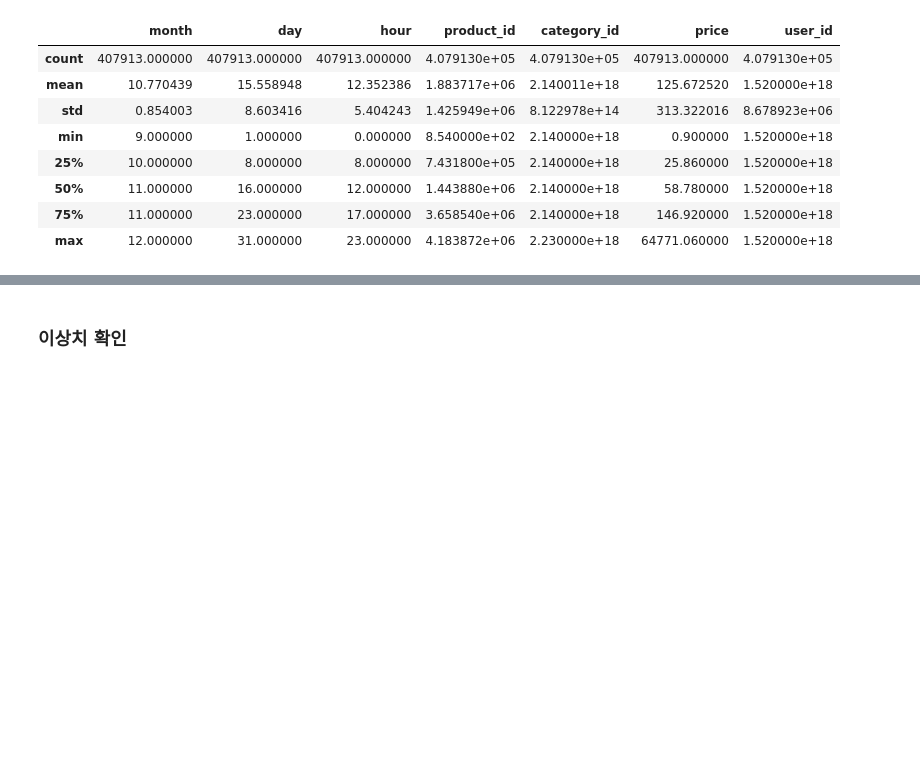
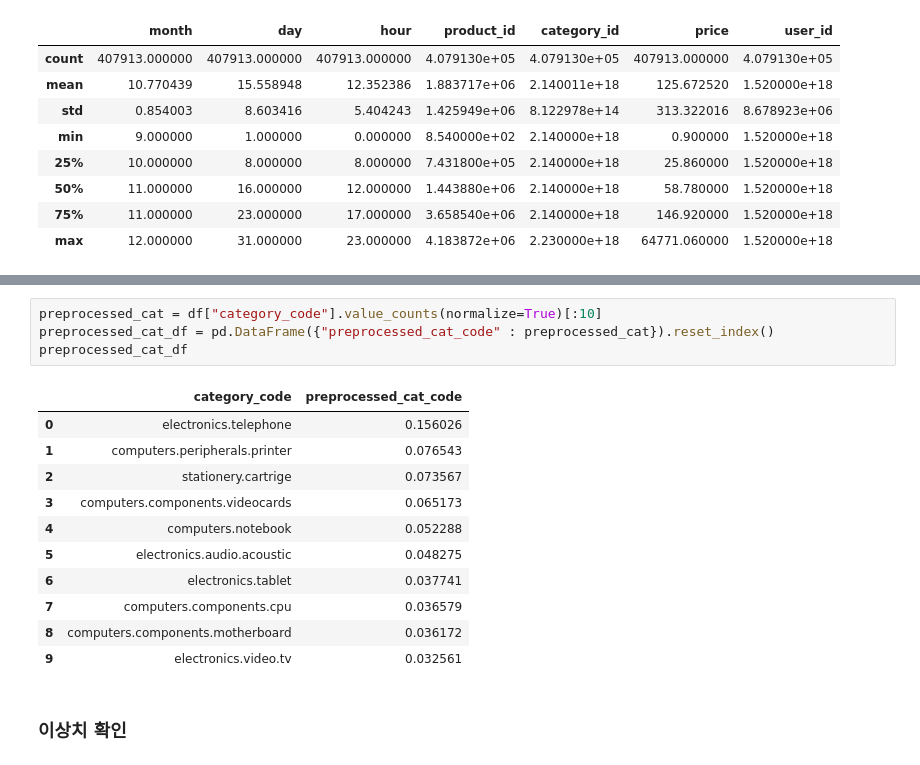
Before and after one commit to wjco/DAStudy-sat, a Jupyter notebook: Tek/multi_category_online_store_funnel/multi_category_online_store_eda.ipynb, the cells around one changed output, grey strips where cells are left out. Cells and saved outputs as stored; diff of their text form; blank space fills up the shorter version.

```diff
--- a/Tek/multi_category_online_store_funnel/multi_category_online_store_eda.ipynb
+++ b/Tek/multi_category_online_store_funnel/multi_category_online_store_eda.ipynb
@@ -114,3 +132,19 @@ df.describe(include="object")
+# %%
+preprocessed_cat = df["category_code"].value_counts(normalize=True)[:10]
+preprocessed_cat_df = pd.DataFrame({"preprocessed_cat_code" : preprocessed_cat}).reset_index()
+preprocessed_cat_df
+# %% [output]
+|  | category_code | preprocessed_cat_code |
+| 0 | electronics.telephone | 0.156026 |
+| 1 | computers.peripherals.printer | 0.076543 |
+| 2 | stationery.cartrige | 0.073567 |
+| 3 | computers.components.videocards | 0.065173 |
+| 4 | computers.notebook | 0.052288 |
+| 5 | electronics.audio.acoustic | 0.048275 |
+| 6 | electronics.tablet | 0.037741 |
+| 7 | computers.components.cpu | 0.036579 |
+| 8 | computers.components.motherboard | 0.036172 |
+| 9 | electronics.video.tv | 0.032561 |
 # %% [markdown]
 ### 이상치 확인
 # %%
```
Also changed, not shown: parts of 3 cells of this notebook.
